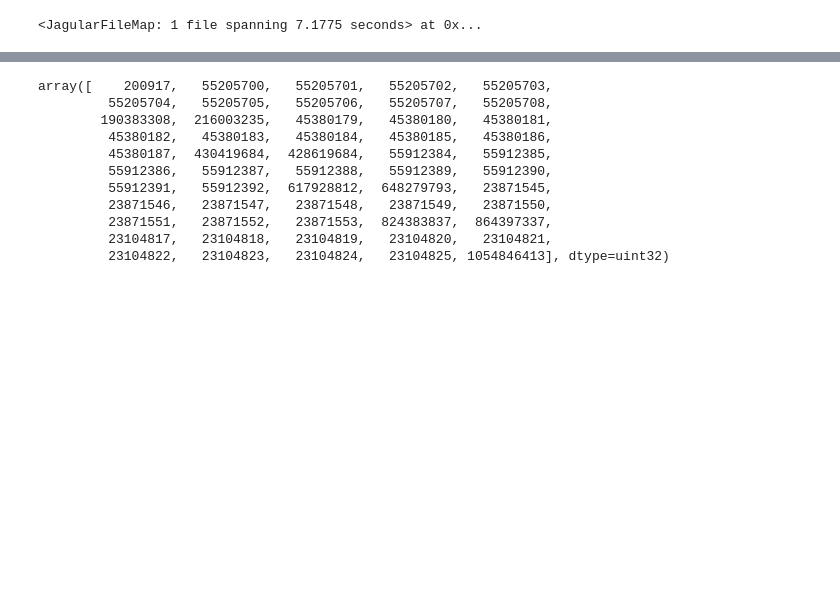
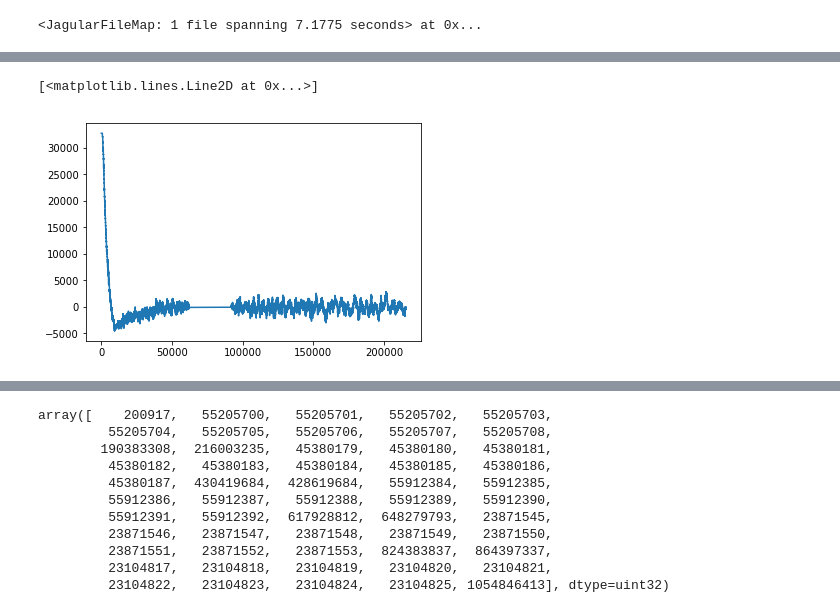
Before and after one commit to kemerelab/jagular, a Jupyter notebook: temp/filtering.ipynb, the cells around one changed output, grey strips where cells are left out. Cells and saved outputs as stored; diff of their text form; code cells hidden in the pictures; blank space fills up the shorter version.

```diff
--- a/temp/filtering.ipynb
+++ b/temp/filtering.ipynb
@@ -49,0 +158,7 @@ print(jfm)
+# %%
+# load unfiltered data ASSUMING CONTINUOUS
+x = np.fromfile('channels/gap_ch.02.raw', dtype=np.int16)
+plt.plot(ts,x)
+# %% [output]
+[<matplotlib.lines.Line2D at 0x...>]
+[figure, added]
```
Also changed, not shown: parts of 38 cells of this notebook.
